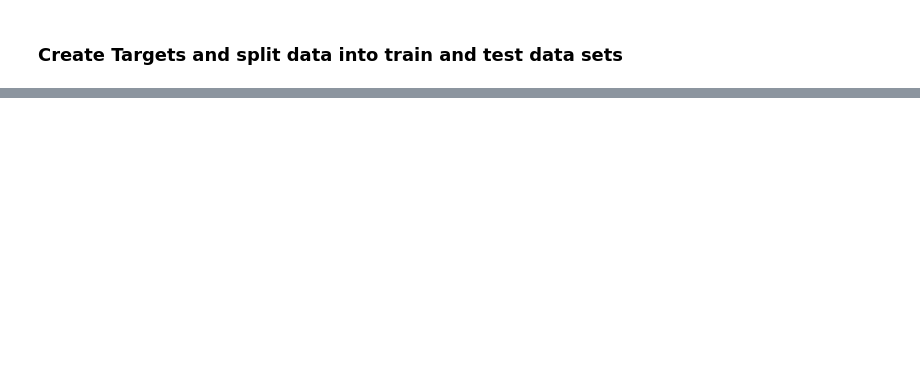
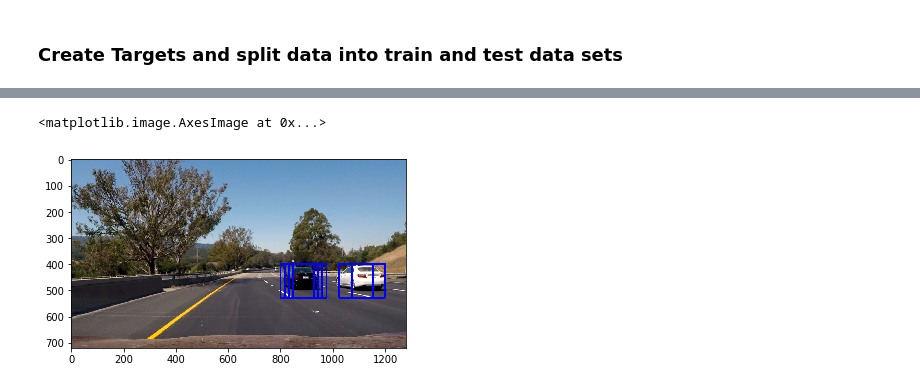
Before and after one commit to ajonnavittula/CarND-Vehicle-Detection, a Jupyter notebook: vehicle_detection.ipynb, the cells around one changed output, grey strips where cells are left out. Drawn from its saved outputs; the diff is of its cells as text; code cells hidden in the pictures; blank space fills up the shorter version.

```diff
--- a/vehicle_detection.ipynb
+++ b/vehicle_detection.ipynb
@@ -205,0 +214,26 @@ print('Feature vector length:', len(X_train[0]))
+# %%
+# Fit a per-column scaler
+X_scaler = StandardScaler().fit(X_train)
+# Apply the scaler to X
+X_train = X_scaler.transform(X_train)
+X_test = X_scaler.transform(X_test)
+# %%
+# Use a linear SVC
+svc = svm.LinearSVC()
+# Check the training time for the SVC
+t = time.time()
+parameters = {'C':[0.1,1, 10]}
+#clf = GridSearchCV(svc, parameters)
+#clf.fit(X_train, y_train)
+svc.fit(X_train, y_train)
+t2 = time.time()
+print(round(t2-t, 2), 'Seconds to train SVC...')
+# Check the score of the SVC
+print('Test Accuracy of SVC = ', round(svc.score(X_test, y_test), 4))
+# Check the prediction time for a single sample
+t=time.time()
+n_predict = 10
+print('My SVC predicts: ', svc.predict(X_test[0:n_predict]))
+print('For these',n_predict, 'labels: ', y_test[0:n_predict])
+t2 = time.time()
+print(round(t2-t, 5), 'Seconds to predict', n_predict,'labels with SVC')
@@ -205,0 +344,11 @@ print('Feature vector length:', len(X_train[0]))
+# %%
+ystart = 400
+ystop = 528
+scale = 2.0
+out_img,boxes = find_cars(img, ystart, ystop, scale, svc, X_scaler, orient,
+                          pix_per_cell, cell_per_block, spatial_size, hist_bins, spatial_feat, hist_feat, boxes)
+
+plt.imshow(out_img)
+# %% [output]
+<matplotlib.image.AxesImage at 0x...>
+[figure, added]
```
Also changed, not shown: parts of 18 cells of this notebook.
